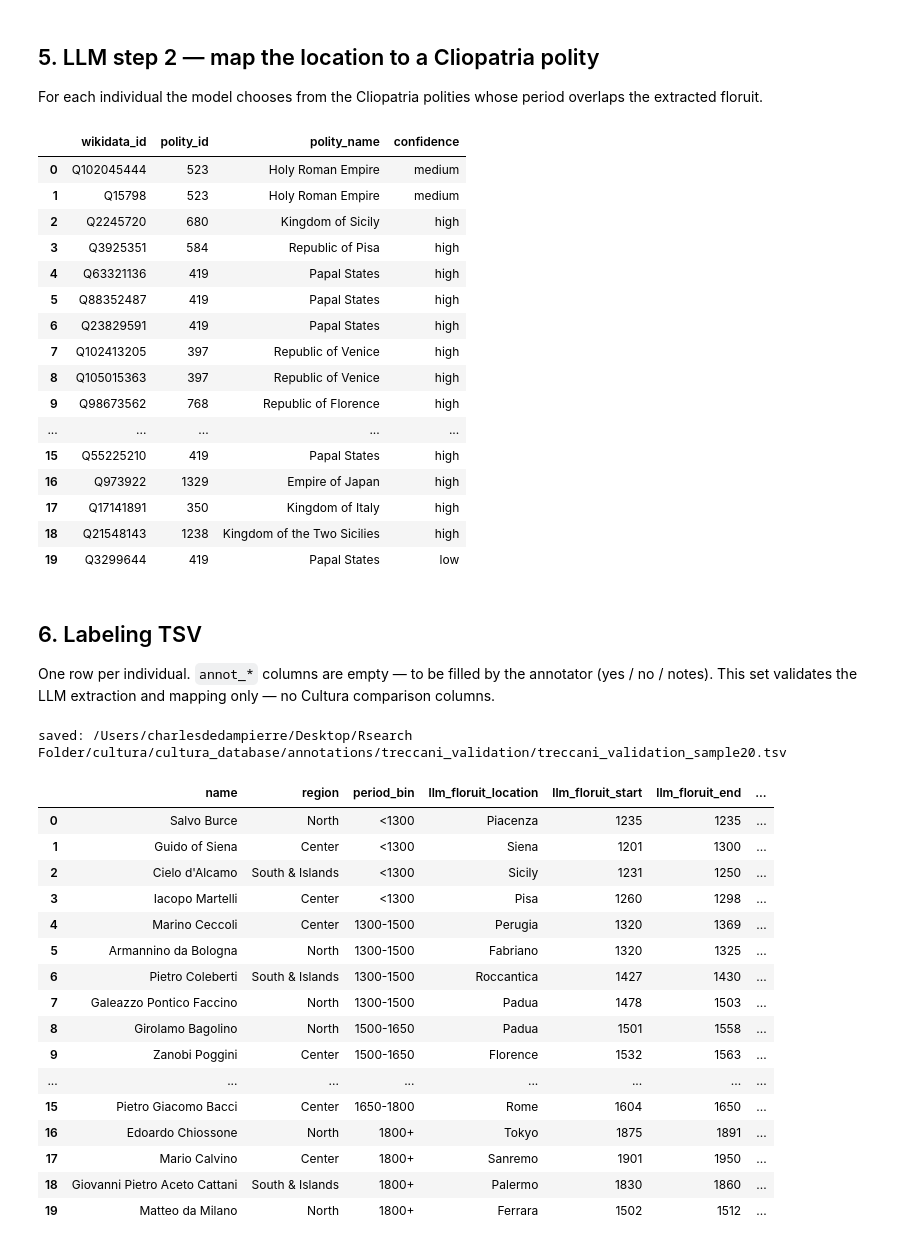
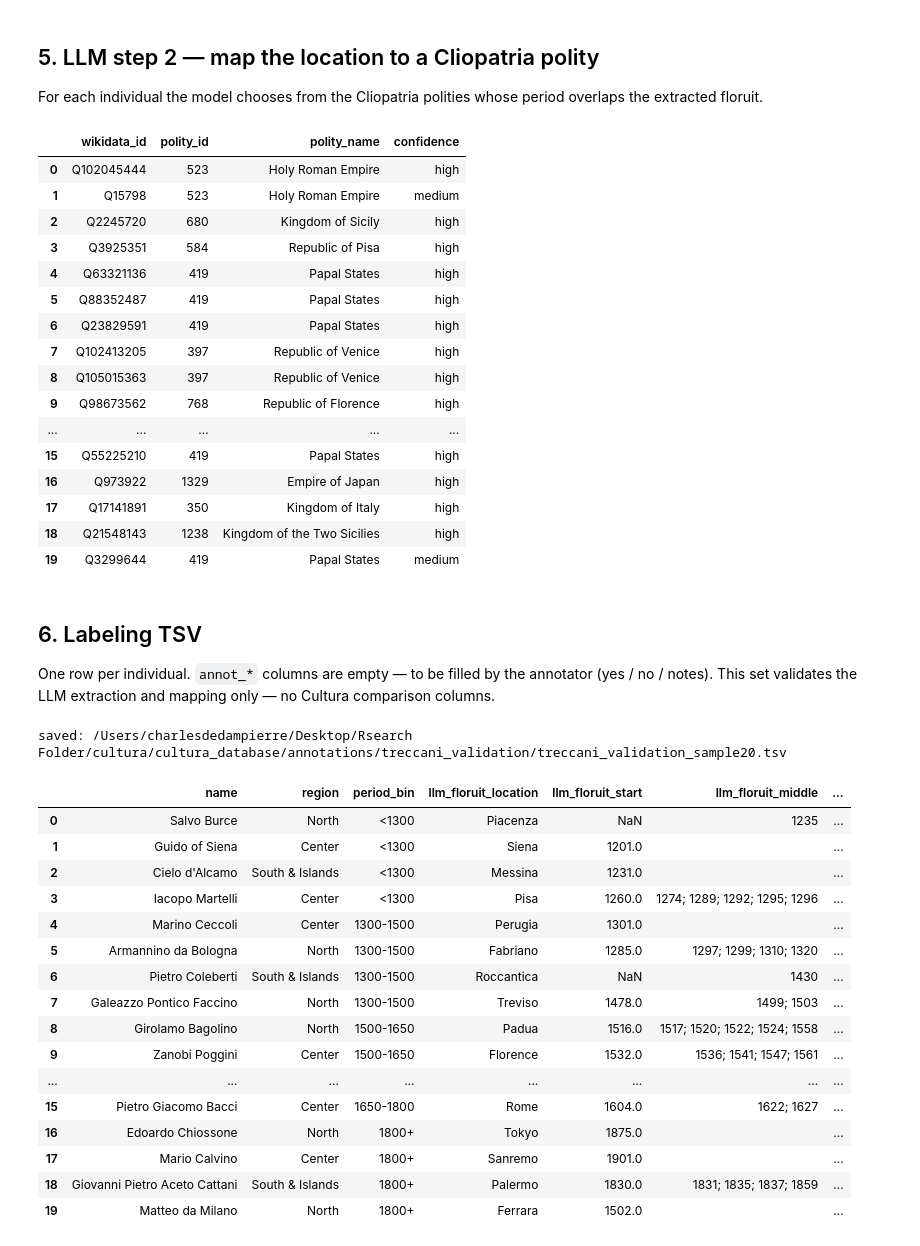
Before and after one commit to charlesdedampierre/cultura_database, a Jupyter notebook: annotations/treccani_validation/1_treccani_floruit_validation.ipynb, the cells around one changed output. Saved outputs shown, nothing was run; the diff lists cells and outputs as text; code cells hidden in the pictures.

```diff
--- a/annotations/treccani_validation/1_treccani_floruit_validation.ipynb
+++ b/annotations/treccani_validation/1_treccani_floruit_validation.ipynb
@@ -425,19 +440,28 @@ import re
 
 
 def norm(s):
-    return re.sub(r"\s+", " ", str(s)).strip().lower()
+    # quote characters vary between the page and the model's JSON output —
+    # drop them before the word-by-word substring comparison
+    s = re.sub(r"[\"'\u201c\u201d\u00ab\u00bb\u2018\u2019\u201a\u2039\u203a]", "", str(s))
+    return re.sub(r"\s+", " ", s).strip().lower()
 
 
 def as_list(x):
+    if x is None:
+        return []
     return x if isinstance(x, list) else [x]
+
+
+def floruit_years(e):
+    ys = [e["floruit_start"], e["floruit_end"]] + as_list(e.get("floruit_middle"))
+    return [int(y) for y in ys if y is not None]
 
 
 def verify_step1(qid):
     text, e = norm(pages[qid]["text"]), step1[qid]
     loc_ex = [norm(x) for x in as_list(e["evidence_location_verbatim"])]
     flo_ex = [norm(x) for x in as_list(e["evidence_floruit_verbatim"])]
-    years = [str(abs(int(y))) for y in (e["floruit_start"], e["floruit_end"])
-             if y is not None]
+    years = [str(abs(y)) for y in floruit_years(e)]
     if not years and not e.get("floruit_period_as_written"):
         dates_ok = True                       # nothing claimed, nothing to verify
     elif e.get("floruit_dates_precise"):
@@ -467,15 +491,20 @@ def failed_checks(qid):
     return [CHECK_MSGS[k] for k, ok in v.items() if k in CHECK_MSGS and not ok]
 
 
-# One corrective retry for extractions that fail verification.
-retry = [q for q in sample["wikidata_id"] if failed_checks(q)]
-if retry:
+# Corrective retries (up to 3 rounds) for extractions that fail verification.
+for round_ in range(3):
+    retry = [q for q in sample["wikidata_id"] if failed_checks(q)]
+    if not retry:
+        break
     with STEP1_PATH.open("a") as f:
-        for qid in tqdm(retry, desc="step 1 retry"):
+        for qid in tqdm(retry, desc=f"step 1 retry (round {round_ + 1})"):
             row = sample.loc[sample["wikidata_id"] == qid].iloc[0]
             feedback = ("\n\nYour previous answer failed these checks:\n- "
                         + "\n- ".join(failed_checks(qid))
-                        + "\nCopy the quotes WORD BY WORD from the text and retry.")
+                        + "\nEach extract must be ONE contiguous word-by-word "
+                          "passage — never join two sentences that are not "
+                          "adjacent in the text; use separate extracts instead. "
+                          "Copy the quotes WORD BY WORD from the text and retry.")
             step1[qid] = call_gemini(STEP1_SYSTEM, step1_user(row) + feedback)
             f.write(json.dumps({"wikidata_id": qid, "extraction": step1[qid]},
                                ensure_ascii=False) + "\n")
@@ -549,8 +578,8 @@ Rules:
 
 
 def step2_user(row, ext):
-    s = ext["floruit_start"] if ext["floruit_start"] is not None else ext["floruit_end"]
-    e = ext["floruit_end"] if ext["floruit_end"] is not None else ext["floruit_start"]
+    ys = floruit_years(ext)
+    s, e = min(ys), max(ys)
     cand = cliopatria_candidates(s, e)
     lines = "\n".join(f"id={r.polity_id} | {r.polity_name} | {r.from_year} to {r.to_year}"
                       for r in cand.itertuples())
@@ -566,7 +595,8 @@ STEP2_PATH = CACHE_DIR / f"step2_polity_mapping_{PROMPT_VERSION}.jsonl"
 
 def step1_key(qid):
     e = step1[qid]
-    return [e["floruit_location"], e["floruit_start"], e["floruit_end"]]
+    return [e["floruit_location"], e["floruit_start"],
+            as_list(e.get("floruit_middle")), e["floruit_end"]]
 
 
 # Cache entries are only valid for the step-1 extraction they were based on.
@@ -579,8 +609,7 @@ if STEP2_PATH.exists():
 
 # No extracted floruit at all -> no candidate window, polity is None by construction.
 for qid in sample["wikidata_id"]:
-    e = step1[qid]
-    if qid not in step2 and e["floruit_start"] is None and e["floruit_end"] is None:
+    if qid not in step2 and not floruit_years(step1[qid]):
         step2[qid] = {"polity_id": None, "polity_name": "None", "confidence": "low",
                       "reasoning": "No floruit period could be extracted from the text."}
 
@@ -602,7 +631,7 @@ pd.DataFrame([{"wikidata_id": q, **step2[q]} for q in sample["wikidata_id"]])[
     ["wikidata_id", "polity_id", "polity_name", "confidence"]]
 # %% [output]
 |  | wikidata_id | polity_id | polity_name | confidence |
-| 0 | Q102045444 | 523 | Holy Roman Empire | medium |
+| 0 | Q102045444 | 523 | Holy Roman Empire | high |
 | 1 | Q15798 | 523 | Holy Roman Empire | medium |
 | 2 | Q2245720 | 680 | Kingdom of Sicily | high |
 | 3 | Q3925351 | 584 | Republic of Pisa | high |
@@ -617,7 +646,7 @@ pd.DataFrame([{"wikidata_id": q, **step2[q]} for q in sample["wikidata_id"]])[
 | 16 | Q973922 | 1329 | Empire of Japan | high |
 | 17 | Q17141891 | 350 | Kingdom of Italy | high |
 | 18 | Q21548143 | 1238 | Kingdom of the Two Sicilies | high |
-| 19 | Q3299644 | 419 | Papal States | low |
+| 19 | Q3299644 | 419 | Papal States | medium |
 # %% [markdown]
 ## 6. Labeling TSV
 
@@ -643,52 +672,52 @@ for _, row in sample.iterrows():
         "llm_floruit_location_original": e1["floruit_location_original"],
         "llm_floruit_location_type": e1["floruit_location_type"],
         "llm_floruit_start": e1["floruit_start"],
+        "llm_floruit_middle": "; ".join(str(y) for y in as_list(e1.get("floruit_middle"))),
         "llm_floruit_end": e1["floruit_end"],
-        "llm_floruit_points_found": "; ".join(as_list(e1["floruit_points_found"])),
         "llm_floruit_dates_precise": e1["floruit_dates_precise"],
         "llm_floruit_period_as_written": e1["floruit_period_as_written"],
         "llm_floruit_period_en": e1["floruit_period_en"],
         "evidence_location_verbatim": fmt_extracts(e1["evidence_location_verbatim"]),
         "evidence_location_en": fmt_extracts(e1["evidence_location_en"]),
         "evidence_floruit_verbatim": fmt_extracts(e1["evidence_floruit_verbatim"]),
         "evidence_floruit_en": fmt_extracts(e1["evidence_floruit_en"]),
         "llm_step1_reasoning": e1["reasoning"],
         "llm_polity_id": e2["polity_id"],
         "llm_polity_name": e2["polity_name"],
         "llm_polity_confidence": e2["confidence"],
         "llm_step2_reasoning": e2["reasoning"],
         "annot_location_ok": "",
         "annot_floruit_ok": "",
         "annot_polity_ok": "",
         "annot_notes": "",
     })
 
 out = pd.DataFrame(records)
 out = out.merge(verif, on="wikidata_id")
 assert out["wikidata_id"].is_unique and len(out) == N_TOTAL
 
 OUT_PATH = OUT_DIR / "treccani_validation_sample20.tsv"
 out.to_csv(OUT_PATH, sep="\t", index=False)
 print("saved:", OUT_PATH)
 out[["name", "region", "period_bin", "llm_floruit_location",
-     "llm_floruit_start", "llm_floruit_end", "llm_floruit_points_found",
+     "llm_floruit_start", "llm_floruit_middle", "llm_floruit_end",
      "llm_floruit_period_en", "llm_polity_name", "evidence_verified"]]
 # %% [output]
 saved: /Users/charlesdedampierre/Desktop/Rsearch Folder/cultura/cultura_database/annotations/treccani_validation/treccani_validation_sample20.tsv
-|  | name | region | period_bin | llm_floruit_location | llm_floruit_start | llm_floruit_end | ... |
-| 0 | Salvo Burce | North | <1300 | Piacenza | 1235 | 1235 | ... |
-| 1 | Guido of Siena | Center | <1300 | Siena | 1201 | 1300 | ... |
-| 2 | Cielo d'Alcamo | South & Islands | <1300 | Sicily | 1231 | 1250 | ... |
-| 3 | Iacopo Martelli | Center | <1300 | Pisa | 1260 | 1298 | ... |
-| 4 | Marino Ceccoli | Center | 1300-1500 | Perugia | 1320 | 1369 | ... |
-| 5 | Armannino da Bologna | North | 1300-1500 | Fabriano | 1320 | 1325 | ... |
-| 6 | Pietro Coleberti | South & Islands | 1300-1500 | Roccantica | 1427 | 1430 | ... |
-| 7 | Galeazzo Pontico Faccino | North | 1300-1500 | Padua | 1478 | 1503 | ... |
-| 8 | Girolamo Bagolino | North | 1500-1650 | Padua | 1501 | 1558 | ... |
-| 9 | Zanobi Poggini | Center | 1500-1650 | Florence | 1532 | 1563 | ... |
+|  | name | region | period_bin | llm_floruit_location | llm_floruit_start | llm_floruit_middle | ... |
+| 0 | Salvo Burce | North | <1300 | Piacenza | NaN | 1235 | ... |
+| 1 | Guido of Siena | Center | <1300 | Siena | 1201.0 |  | ... |
+| 2 | Cielo d'Alcamo | South & Islands | <1300 | Messina | 1231.0 |  | ... |
+| 3 | Iacopo Martelli | Center | <1300 | Pisa | 1260.0 | 1274; 1289; 1292; 1295; 1296 | ... |
+| 4 | Marino Ceccoli | Center | 1300-1500 | Perugia | 1301.0 |  | ... |
+| 5 | Armannino da Bologna | North | 1300-1500 | Fabriano | 1285.0 | 1297; 1299; 1310; 1320 | ... |
+| 6 | Pietro Coleberti | South & Islands | 1300-1500 | Roccantica | NaN | 1430 | ... |
+| 7 | Galeazzo Pontico Faccino | North | 1300-1500 | Treviso | 1478.0 | 1499; 1503 | ... |
+| 8 | Girolamo Bagolino | North | 1500-1650 | Padua | 1516.0 | 1517; 1520; 1522; 1524; 1558 | ... |
+| 9 | Zanobi Poggini | Center | 1500-1650 | Florence | 1532.0 | 1536; 1541; 1547; 1561 | ... |
 | ... | ... | ... | ... | ... | ... | ... | ... |
-| 15 | Pietro Giacomo Bacci | Center | 1650-1800 | Rome | 1604 | 1650 | ... |
-| 16 | Edoardo Chiossone | North | 1800+ | Tokyo | 1875 | 1891 | ... |
-| 17 | Mario Calvino | Center | 1800+ | Sanremo | 1901 | 1950 | ... |
-| 18 | Giovanni Pietro Aceto Cattani | South & Islands | 1800+ | Palermo | 1830 | 1860 | ... |
-| 19 | Matteo da Milano | North | 1800+ | Ferrara | 1502 | 1512 | ... |
+| 15 | Pietro Giacomo Bacci | Center | 1650-1800 | Rome | 1604.0 | 1622; 1627 | ... |
+| 16 | Edoardo Chiossone | North | 1800+ | Tokyo | 1875.0 |  | ... |
+| 17 | Mario Calvino | Center | 1800+ | Sanremo | 1901.0 |  | ... |
+| 18 | Giovanni Pietro Aceto Cattani | South & Islands | 1800+ | Palermo | 1830.0 | 1831; 1835; 1837; 1859 | ... |
+| 19 | Matteo da Milano | North | 1800+ | Ferrara | 1502.0 |  | ... |
```
Also changed, not shown: parts of 3 cells of this notebook, 4 other files.
